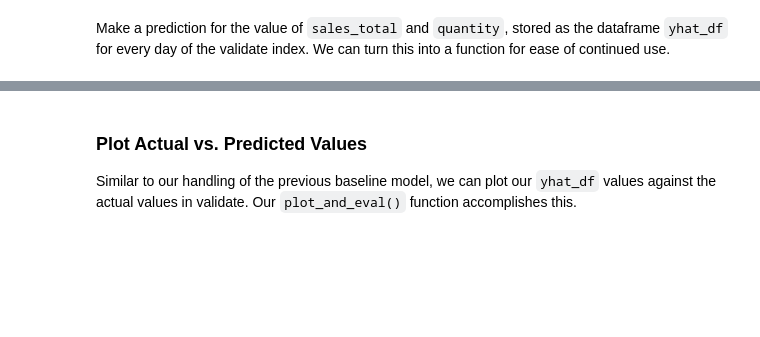
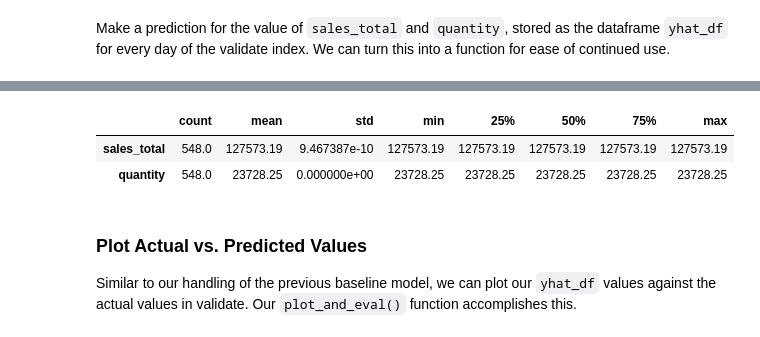
Before and after one commit to MagdalenaRahn/time-series-exercises, a Jupyter notebook: time_series_modeling_lesson.ipynb, the cells around one changed output, grey strips where cells are left out. Saved outputs shown, nothing was run; the diff lists cells and outputs as text; code cells hidden in the pictures; blank space fills up the shorter version.

```diff
--- a/time_series_modeling_lesson.ipynb
+++ b/time_series_modeling_lesson.ipynb
@@ -341,5 +518,9 @@ yhat_df.head()
 # %%
-yhat_df.describe()
+yhat_df.describe().T
+# %% [output]
+|  | count | mean | std | min | 25% | 50% | 75% | max |
+| sales_total | 548.0 | 127573.19 | 9.467387e-10 | 127573.19 | 127573.19 | 127573.19 | 127573.19 | 127573.19 |
+| quantity | 548.0 | 23728.25 | 0.000000e+00 | 23728.25 | 23728.25 | 23728.25 | 23728.25 | 23728.25 |
 # %% [markdown]
 ### Plot Actual vs. Predicted Values
 
```
Also changed, not shown: parts of 124 cells of this notebook, 4 other files.
